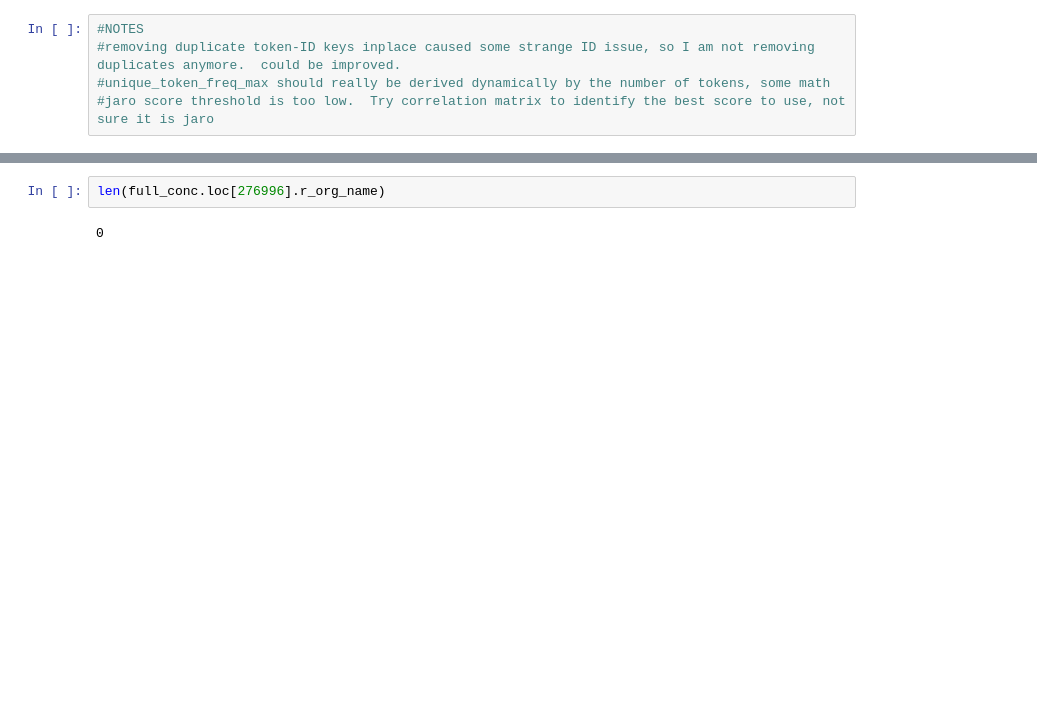
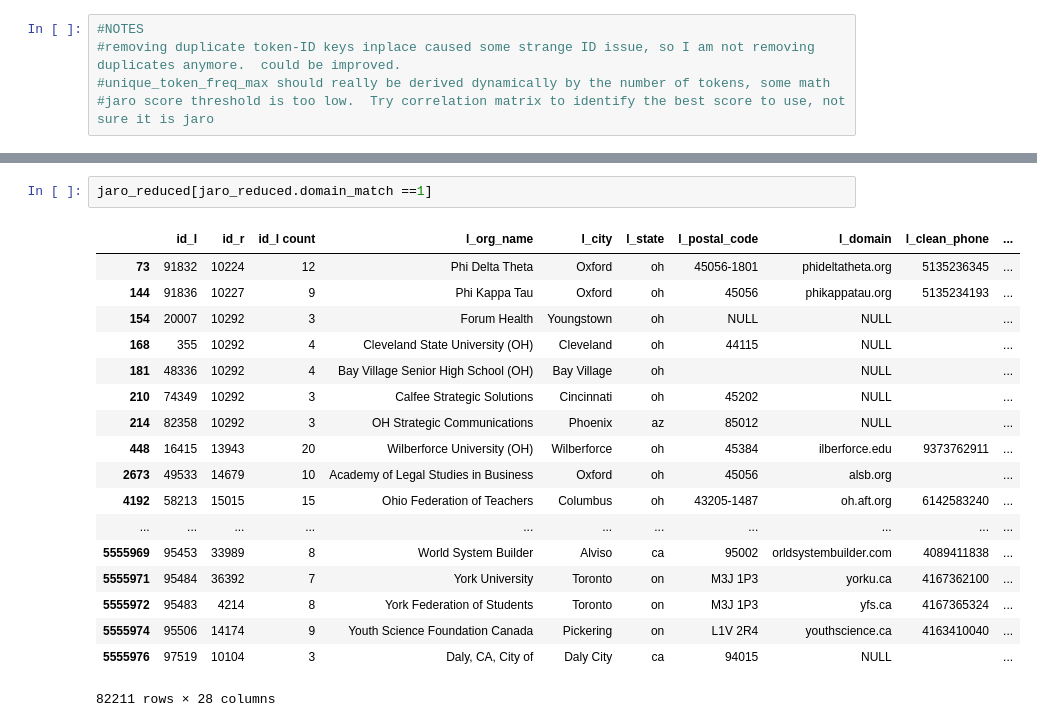
Before and after one commit to duncanjamesbell/data_matching, a Jupyter notebook: Org_Matcher_v3.0.ipynb, the cells around one changed output, grey strips where cells are left out. Cells and saved outputs as stored; diff of their text form; blank space fills up the shorter version.

Commit message:
worked on org matcher

```diff
--- a/Org_Matcher_v3.0.ipynb
+++ b/Org_Matcher_v3.0.ipynb
@@ -611,4 +667,21 @@ fuzz partial scores done --- 3155.148 seconds ---
-# %%
-len(full_conc.loc[276996].r_org_name)
-# %% [output]
-0
+# %%
+jaro_reduced[jaro_reduced.domain_match ==1]
+# %% [output]
+|  | id_l | id_r | id_l count | l_org_name | l_city | l_state | l_postal_code | l_domain | l_clean_phone | ... |
+| 73 | 91832 | 10224 | 12 | Phi Delta Theta | Oxford | oh | 45056-1801 | phideltatheta.org | 5135236345 | ... |
+| 144 | 91836 | 10227 | 9 | Phi Kappa Tau | Oxford | oh | 45056 | phikappatau.org | 5135234193 | ... |
+| 154 | 20007 | 10292 | 3 | Forum Health | Youngstown | oh | NULL | NULL |  | ... |
+| 168 | 355 | 10292 | 4 | Cleveland State University (OH) | Cleveland | oh | 44115 | NULL |  | ... |
+| 181 | 48336 | 10292 | 4 | Bay Village Senior High School (OH) | Bay Village | oh |  | NULL |  | ... |
+| 210 | 74349 | 10292 | 3 | Calfee Strategic Solutions | Cincinnati | oh | 45202 | NULL |  | ... |
+| 214 | 82358 | 10292 | 3 | OH Strategic Communications | Phoenix | az | 85012 | NULL |  | ... |
+| 448 | 16415 | 13943 | 20 | Wilberforce University (OH) | Wilberforce | oh | 45384 | ilberforce.edu | 9373762911 | ... |
+| 2673 | 49533 | 14679 | 10 | Academy of Legal Studies in Business | Oxford | oh | 45056 | alsb.org |  | ... |
+| 4192 | 58213 | 15015 | 15 | Ohio Federation of Teachers | Columbus | oh | 43205-1487 | oh.aft.org | 6142583240 | ... |
+| ... | ... | ... | ... | ... | ... | ... | ... | ... | ... | ... |
+| 5555969 | 95453 | 33989 | 8 | World System Builder | Alviso | ca | 95002 | orldsystembuilder.com | 4089411838 | ... |
+| 5555971 | 95484 | 36392 | 7 | York University | Toronto | on | M3J 1P3 | yorku.ca | 4167362100 | ... |
+| 5555972 | 95483 | 4214 | 8 | York Federation of Students | Toronto | on | M3J 1P3 | yfs.ca | 4167365324 | ... |
+| 5555974 | 95506 | 14174 | 9 | Youth Science Foundation Canada | Pickering | on | L1V 2R4 | youthscience.ca | 4163410040 | ... |
+| 5555976 | 97519 | 10104 | 3 | Daly, CA, City of | Daly City | ca | 94015 | NULL |  | ... |
+82211 rows × 28 columns
```
Also changed, not shown: parts of 20 cells of this notebook, 1 other file.
